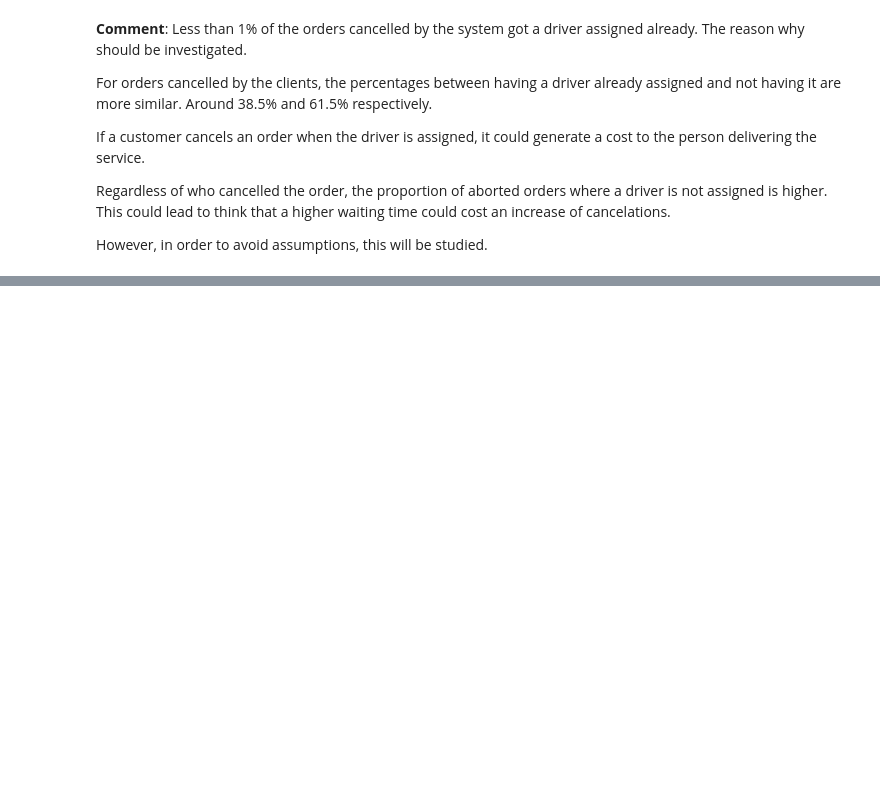
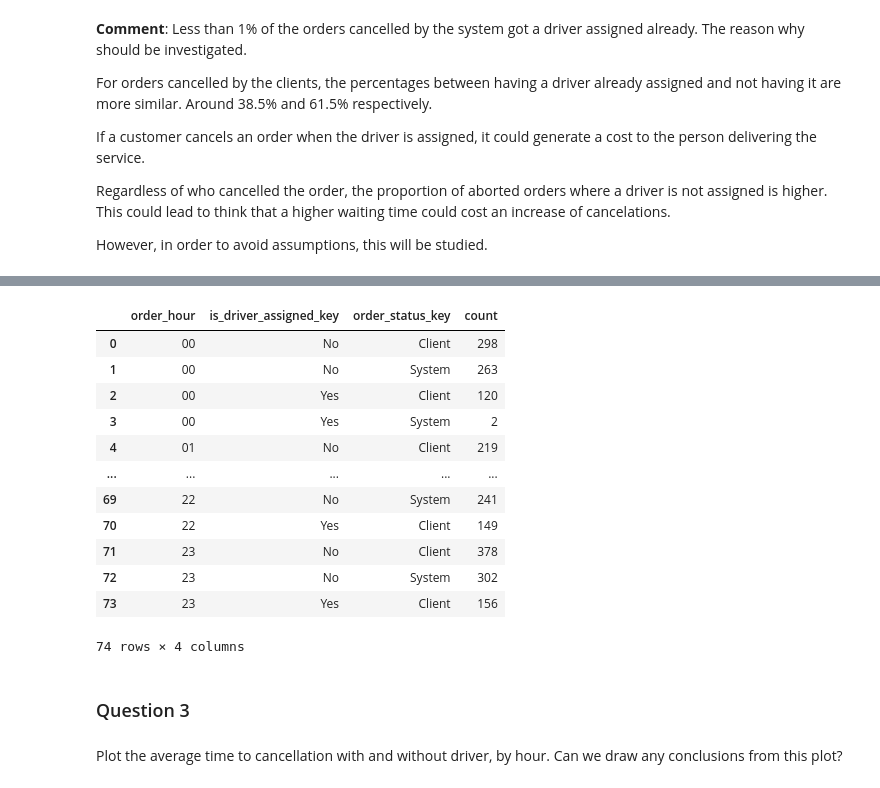
Before and after one commit to monicasainer/insights_failed_orders, a Jupyter notebook: notebooks/notebook.ipynb, the cells around one changed output, grey strips where cells are left out. Saved outputs shown, nothing was run; the diff lists cells and outputs as text; code cells hidden in the pictures; blank space fills up the shorter version.

```diff
--- a/notebooks/notebook.ipynb
+++ b/notebooks/notebook.ipynb
@@ -450,2 +290,5 @@ df_count_per_hour['order_datetime']=df_count_per_hour['order_datetime'].dt.time
+# %%
+df_orders['order_hour']=df_orders['order_datetime'].str.strip(":").apply(lambda split : split[0:2])
+df_count_per_hour=df_orders.groupby('order_hour').agg(count=('order_gk','count')).reset_index()
 # %%
 df_count_per_hour
@@ -454,5 +312,0 @@ df_count_per_hour['order_status_key']=df_count_per_hour['order_status_key'].repl
-# %%
-df_orders['order_datetime']=pd.to_datetime(df_orders['order_datetime'],format='%H:%M:%S')
-df_count_per_hour_driver=df_orders.groupby(['order_status_key','is_driver_assigned_key']).resample('H', on='order_datetime').agg(count=('order_status_key','count')).reset_index()
-df_total_per_hour_driver=df_orders.groupby(['is_driver_assigned_key']).resample('H', on='order_datetime').agg(count=('order_status_key','count')).reset_index()
-df_count_per_hour_driver.head()
@@ -484,4 +312,0 @@ plt.setp(chart_time_sub.get_xticklabels(), rotation=45);
-# %%
-
-df_orders['bins']=pd.cut(df_orders['cancellations_time_in_seconds'],100,include_lowest=False)
-df_orders
@@ -487,0 +315,18 @@ df_orders
+# %%
+df_count_per_hour_driver_cancellation=df_orders.groupby(['order_hour','is_driver_assigned_key','order_status_key']).agg(count=('order_gk','count')).reset_index()
+# %%
+df_count_per_hour_driver_cancellation
+# %% [output]
+|  | order_hour | is_driver_assigned_key | order_status_key | count |
+| 0 | 00 | No | Client | 298 |
+| 1 | 00 | No | System | 263 |
+| 2 | 00 | Yes | Client | 120 |
+| 3 | 00 | Yes | System | 2 |
+| 4 | 01 | No | Client | 219 |
+| ... | ... | ... | ... | ... |
+| 69 | 22 | No | System | 241 |
+| 70 | 22 | Yes | Client | 149 |
+| 71 | 23 | No | Client | 378 |
+| 72 | 23 | No | System | 302 |
+| 73 | 23 | Yes | Client | 156 |
+74 rows × 4 columns
@@ -487,0 +337,5 @@ df_orders
+# %% [markdown]
+### Question 3
+# %% [markdown]
+
+Plot the average time to cancellation with and without driver, by hour. Can we draw any conclusions from this plot?
```
Also changed, not shown: parts of 57 cells of this notebook.
